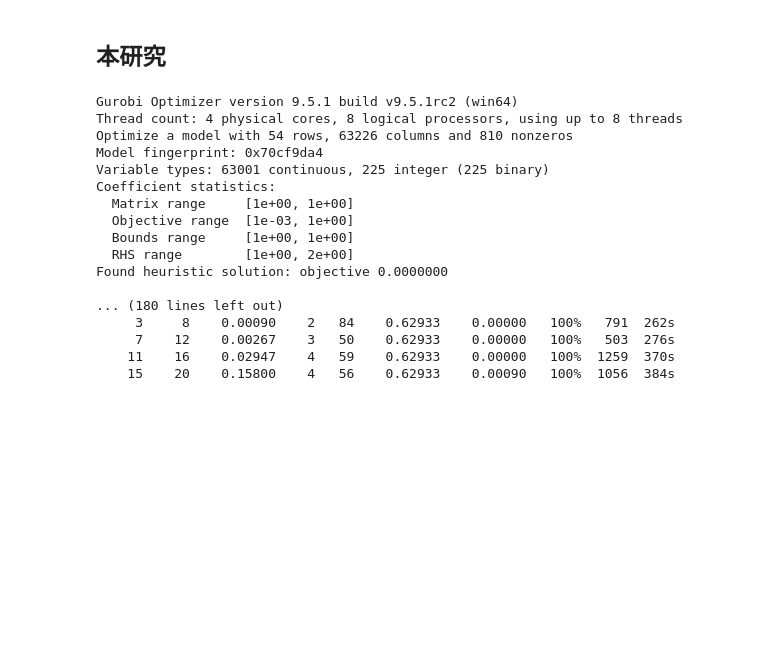
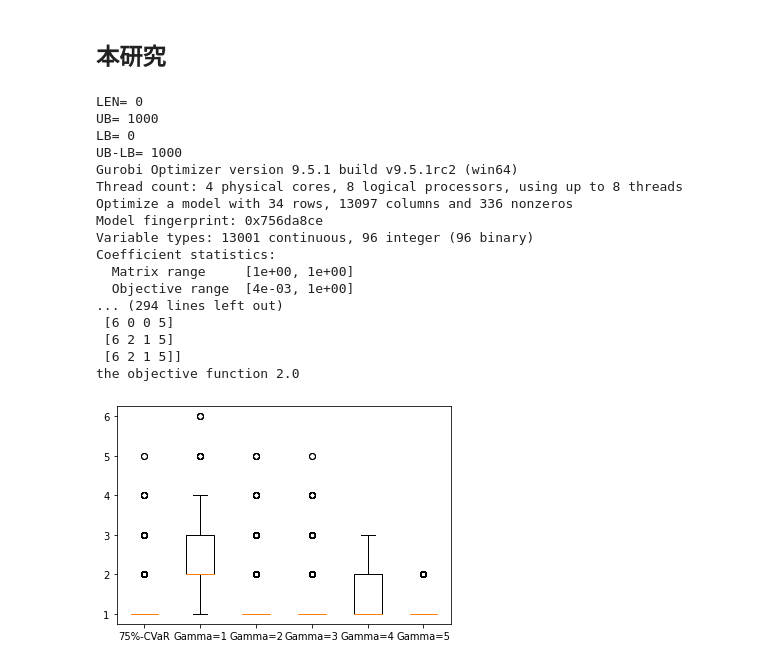
Before and after one commit to ikumadaiki/CPMP, a Jupyter notebook: cut-off.ipynb, the cells around one changed output. Drawn from its saved outputs; the diff is of its cells as text; code cells hidden in the pictures; blank space fills up the shorter version.

```diff
--- a/cut-off.ipynb
+++ b/cut-off.ipynb
@@ -77,6 +77,12 @@ def CVaR(ship_num,stack_num,height,n_init,size,size_,beta,mean,cov,OC):
   EPS=1.e-6
 
   if m.Status == GRB.OPTIMAL:
+    # global x_r
+    # x_r=[]
+    # for (s,h,i) in x:
+    #   if x[s,h,i].X>EPS:
+    #     x_r.append(x[s,h,i].X)
+
 
     global result
     result=np.zeros((height,stack_num))
@@ -85,8 +91,8 @@ def CVaR(ship_num,stack_num,height,n_init,size,size_,beta,mean,cov,OC):
         result[height-h][s-1]=int(p)
 
     result=result.astype(int)
-    # print("VaR=",alpha.X)
-    # print("the objective function", m.objVal)
+    print("VaR=",alpha.X)
+    print("the objective function", m.objVal)
     global LB
     LB=m.objVal
     # print(result)
@@ -107,8 +113,10 @@ def CVaR(ship_num,stack_num,height,n_init,size,size_,beta,mean,cov,OC):
                               # print(i,i_,j+1,O)
                           break
       penalty.append(a)
+      global zk
+      zk=[i for i, x in enumerate(penalty) if x-alpha.X>0]
       # print(a)
-    penalty=np.sort(penalty)
+    # penalty=np.sort(penalty)
     # print(penalty)
 
     # penalty=penalty[round(0.75*size):]
@@ -237,14 +245,14 @@ def robust(ship_num,stack_num,height,n,Gamma,size_,mean,cov):
       # import matplotlib.pyplot as plt
       # plt.boxplot(penalty_r)
 # %%
-size=3000
+size=1000
 size_=10000
 beta=0.75
-inst=[5,5,[2,2,2,2,2,2,2,2,2]]
+inst=[4,4,[2,2,1,1,3,3]]
 pcvar=[]
 import numpy as np
 # mean=np.arange(1,ship_num+1)
-mean=np.array([0.8,1,3,3.2,3.5,5.5,6,7.8,8])
+mean=np.array([0.8,1,3,3.2,3.5,5.5])
 covl=[2 for i in range(len(inst[2]))]
 # a=list(a)
 # a=random.sample(a,ship_num)
@@ -264,7 +272,11 @@ a=0
 UB=1000
 LB=0
 UB_k=[]
-while UB-LB>=EPS and a<10:
+while UB-LB>=EPS and a<50:
+    print("LEN=",len(OC))
+    print("UB=",UB)
+    print("LB=",LB)
+    print("UB-LB=",UB-LB)
     CVaR(len(inst[2]),inst[0],inst[1],inst[2],size,size_,beta,mean,cov,OC)
     n=0
     while n<beta*size:
@@ -272,11 +284,12 @@ while UB-LB>=EPS and a<10:
     tau=n
     alpha_=penalty[tau-1]
 
-    UB=((tau/size-beta)*alpha_+sum(penalty[tau:]))
+    UB=((tau/size-beta)*alpha_+sum(penalty[tau:]))/((1-beta)*size)
     UB_k.append(UB)
     UB=min(UB_k)
-    for b in range(round(size*0.1*a),round(size*0.1*(a+1))):
-        OC.append(O[b])
+    for b in zk:
+        if not O[b] in OC:
+            OC.append(O[b])
     a+=1
     # print(OC)
 print("finish!!")
@@ -299,44 +312,45 @@ for k in OR:
                         a+=1
                         # print("penalty!")
                             # print(i,i_,j+1,O)
                         break
     penalty_cvar.append(a)
 penalty_cvar=np.sort(penalty_cvar)
 penalty_cvar=penalty_cvar[round(0.75*size_):]
 pcvar=[]
 pcvar+=list(penalty_cvar)
 data=(tuple(pcvar),)
 l=["75%-CVaR"]
 for g in range(1,6):
   prob=[]
   ship_num=len(inst[2])
   robust(ship_num,inst[0],inst[1],inst[2],g,size_,mean,cov)
   prob+=list(penalty_r)
 #   print(prob)
   data+=(tuple(prob),)
   l.append("Gamma="+str(g))
   # print("data=",data)
 import matplotlib.pyplot as plt
 plt.boxplot(data,labels=l)
 plt.show()
 # plt.hist(penalty_cvar,bins=50)
 # plt.show()
 # %% [output]
+LEN= 0
+UB= 1000
+LB= 0
+UB-LB= 1000
 Gurobi Optimizer version 9.5.1 build v9.5.1rc2 (win64)
 Thread count: 4 physical cores, 8 logical processors, using up to 8 threads
-Optimize a model with 54 rows, 63226 columns and 810 nonzeros
-Model fingerprint: 0x70cf9da4
-Variable types: 63001 continuous, 225 integer (225 binary)
+Optimize a model with 34 rows, 13097 columns and 336 nonzeros
+Model fingerprint: 0x756da8ce
+Variable types: 13001 continuous, 96 integer (96 binary)
 Coefficient statistics:
   Matrix range     [1e+00, 1e+00]
-  Objective range  [1e-03, 1e+00]
-  Bounds range     [1e+00, 1e+00]
-  RHS range        [1e+00, 2e+00]
-Found heuristic solution: objective 0.0000000
-
-... (180 lines left out)
-     3     8    0.00090    2   84    0.62933    0.00000   100%   791  262s
-     7    12    0.00267    3   50    0.62933    0.00000   100%   503  276s
-    11    16    0.02947    4   59    0.62933    0.00000   100%  1259  370s
-    15    20    0.15800    4   56    0.62933    0.00090   100%  1056  384s
+  Objective range  [4e-03, 1e+00]
+... (294 lines left out)
+ [6 0 0 5]
+ [6 2 1 5]
+ [6 2 1 5]]
+the objective function 2.0
+[figure, added]
 # %%
```
Also changed, not shown: parts of 2 cells of this notebook.
